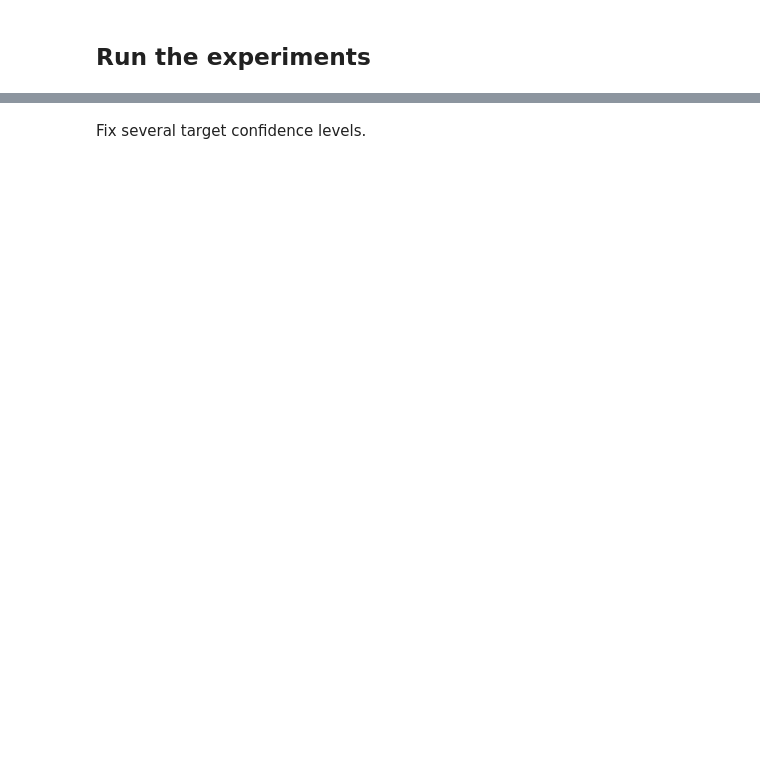
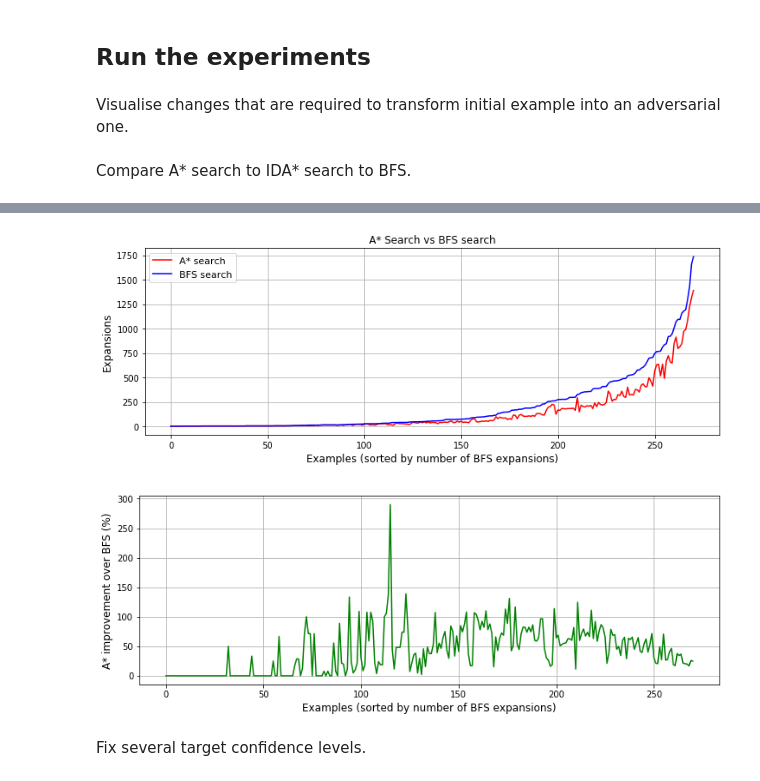
Before and after one commit to spring-epfl/trickster, a Jupyter notebook: notebooks/bot_adversarial.ipynb, the cells around one changed output, grey strips where cells are left out. Cells and saved outputs as stored; diff of their text form; code cells hidden in the pictures; blank space fills up the shorter version.

```diff
--- a/notebooks/bot_adversarial.ipynb
+++ b/notebooks/bot_adversarial.ipynb
@@ -239,4 +253,0 @@ for x in TRANSFORMABLE_FEATURES:
-# %%
-a = ['user_tweeted', 'user_tweeted', 'user_retweeted', 'user_retweeted']
-
-index(a, 'user_retweeted')
@@ -421,0 +381,19 @@ def find_adv_examples(X, target_confidence, graph='all', p_norm=1, q_norm=np.inf
+# %% [markdown]
+Visualise changes that are required to transform initial example into an adversarial one.
+# %%
+def get_changes(x, x_adv, columns):
+    init = np.where((x != x_adv) & (x == 1))[0]
+    diff = np.where((x != x_adv) & (x_adv == 1))[0]
+    changes = ['{} -> {}'.format(x, y) for (x, y) in zip(columns[init], columns[diff])]
+    return changes
+
+for idx, row in results.iterrows():
+    if row['x_adv'] is None:
+        continue
+    changes = get_changes(row['x'], row['x_adv'], df_X.columns)
+    idx = row['index']
+    print('Adversarial example for sample at index {} was created with the following change(s):\n{}.\n'
+          .format(idx, ',\n'.join(changes))
+    )
+# %% [markdown]
+Compare A\* search to IDA\* search to BFS.
@@ -421,0 +434,31 @@ def find_adv_examples(X, target_confidence, graph='all', p_norm=1, q_norm=np.inf
+# %%
+search_fns_stats = get_expanded_nodes_stats(X, target_confidence=0.5, p_norm=1, q_norm=np.inf)
+
+# Obtain indexes that would sort the BFS expansions array.
+idxs = np.argsort(search_fns_stats['BFS'].values)
+
+# Display the "A* search vs BFS search" plot.
+plt.figure(figsize=(12,4))
+plt.title('A* Search vs BFS search')
+plt.plot(search_fns_stats['A*'].values[idxs], color='red', label='A* search')
+plt.plot(search_fns_stats['BFS'].values[idxs], color='blue', label='BFS search')
+plt.grid(True)
+plt.xlabel('Examples (sorted by number of BFS expansions)', fontsize=12)
+plt.ylabel('Expansions', fontsize=12)
+# plt.xticks(np.arange(0, len(search_fns_stats['A*'].values), 50))
+# plt.yticks(np.arange(0, max(search_fns_stats['A*'].values), 500))
+plt.legend(loc='best', fontsize=11)
+plt.show()
+
+# Display the "A* over BFS search improvement" plot.
+improvement = (search_fns_stats['BFS'].values[idxs] - search_fns_stats['A*'].values[idxs])
+improvement = (improvement / search_fns_stats['A*'].values[idxs]) * 100
+
+plt.figure(figsize=(12,4))
+plt.plot(improvement, color='green')
+plt.grid(True)
+# plt.xticks(np.arange(0, len(search_fns_stats['A*'].values), 50))
+plt.xlabel('Examples (sorted by number of BFS expansions)', fontsize=12)
+plt.ylabel('A* improvement over BFS (%)', fontsize=12)
+plt.show()
+# %% [output]
@@ -422,3 +466,5 @@ def find_adv_examples(X, target_confidence, graph='all', p_norm=1, q_norm=np.inf
+[figure, added]
+[figure, added]
 # %% [markdown]
 Fix several target confidence levels.
 # %%
```
Also changed, not shown: parts of 26 cells of this notebook.
